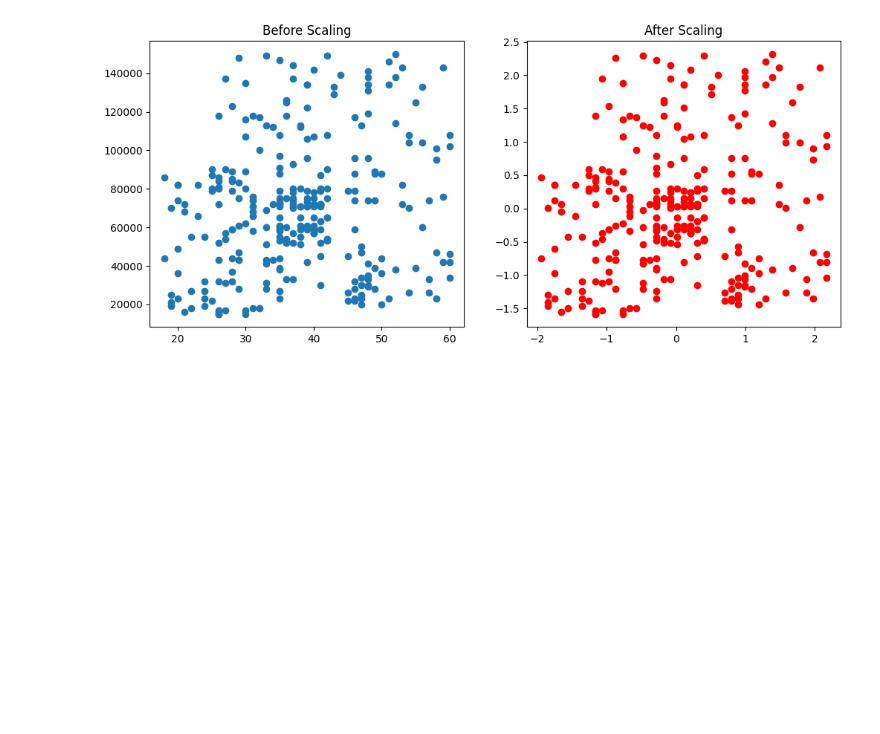
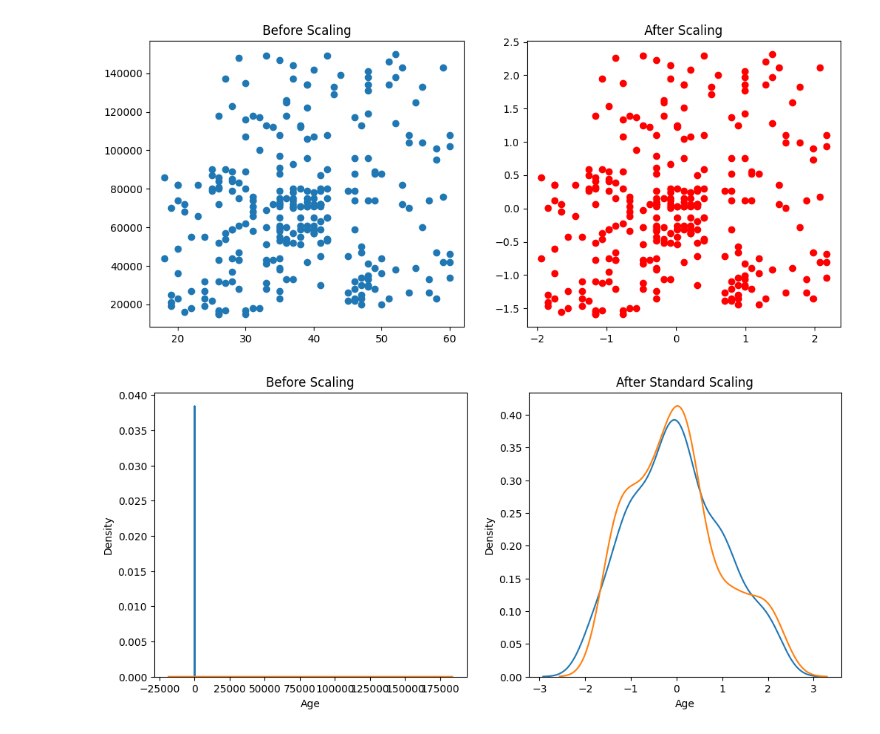
Before and after one commit to sharjeel-ahmed17/Machine_Learning, a Jupyter notebook: class_code/class_2/Standarziazation.ipynb, the cells around one changed output. Drawn from its saved outputs; the diff is of its cells as text; code cells hidden in the pictures; blank space fills up the shorter version.

Commit message:
update standardarziazation file in class 2

```diff
--- a/class_code/class_2/Standarziazation.ipynb
+++ b/class_code/class_2/Standarziazation.ipynb
@@ -188,3 +188,17 @@ ax2.set_title('After Scaling')
 plt.show()
 # %% [output]
 [figure]
+# %%
+fig, (ax1 , ax2) = plt.subplots(1,2, figsize=(12,5))
+
+ax1.set_title('Before Scaling')
+sns.kdeplot(X_train['Age'], ax=ax1)
+sns.kdeplot(X_train['EstimatedSalary'], ax=ax1)
+
+ax2.set_title('After Standard Scaling')
+sns.kdeplot(X_train_scale['Age'], ax=ax2)
+sns.kdeplot(X_train_scale['EstimatedSalary'], ax=ax2)
+
+plt.show()
+# %% [output]
+[figure, added]
```
Also changed, not shown: parts of 27 cells of this notebook.
